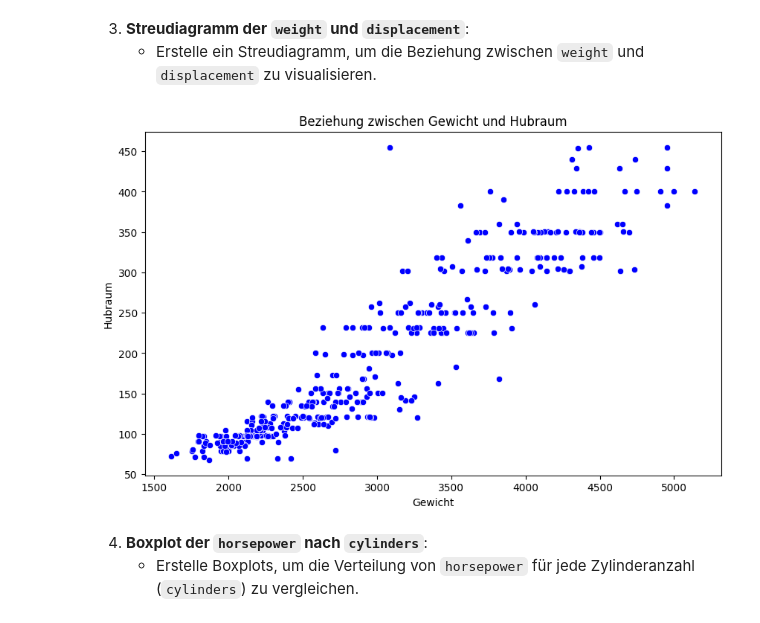
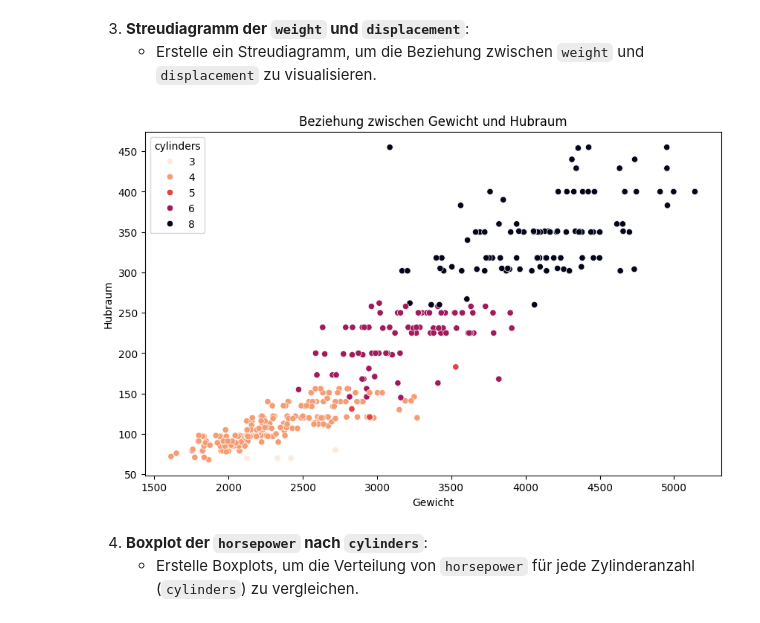
Before and after one commit to CL-Datasmartpoint/PyDA-Tag8-Diagramme, a Jupyter notebook: Python_DA_Tag8_Diagramme_Aufgaben1.ipynb, the cells around one changed output. Saved outputs shown, nothing was run; the diff lists cells and outputs as text; code cells hidden in the pictures.

```diff
--- a/Python_DA_Tag8_Diagramme_Aufgaben1.ipynb
+++ b/Python_DA_Tag8_Diagramme_Aufgaben1.ipynb
@@ -147,17 +148,17 @@ Passing `palette` without assigning `hue` is deprecated and will be removed in v
 # %%
 # Streudiagramm erstellen
 plt.figure(figsize=(10, 6))
-sns.scatterplot(x='weight', y='displacement', data=mpg_data, color='blue')
+sns.scatterplot(x='weight', y='displacement', data=mpg_data, color='blue', hue='cylinders', palette='rocket_r')
 
 # Diagramm-Titel und Achsenbeschriftungen hinzufügen
 plt.title('Beziehung zwischen Gewicht und Hubraum')
 plt.xlabel('Gewicht')
 plt.ylabel('Hubraum')
 
 # Diagramm anzeigen
 plt.show()
 # %% [output]
-[figure, old version]
+[figure, new version]
 # %% [markdown]
 4. **Boxplot der `horsepower` nach `cylinders`**:
    - Erstelle Boxplots, um die Verteilung von `horsepower` für jede Zylinderanzahl (`cylinders`) zu vergleichen.
```
Also changed, not shown: parts of 6 cells of this notebook.
